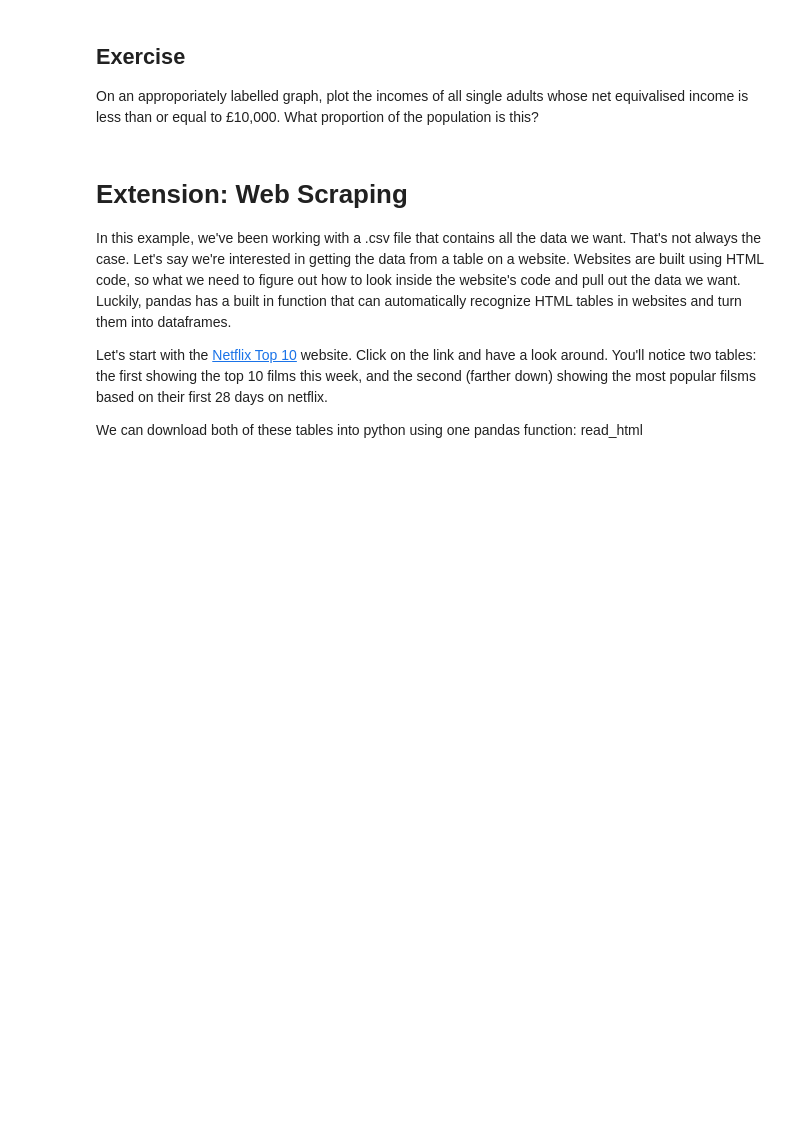
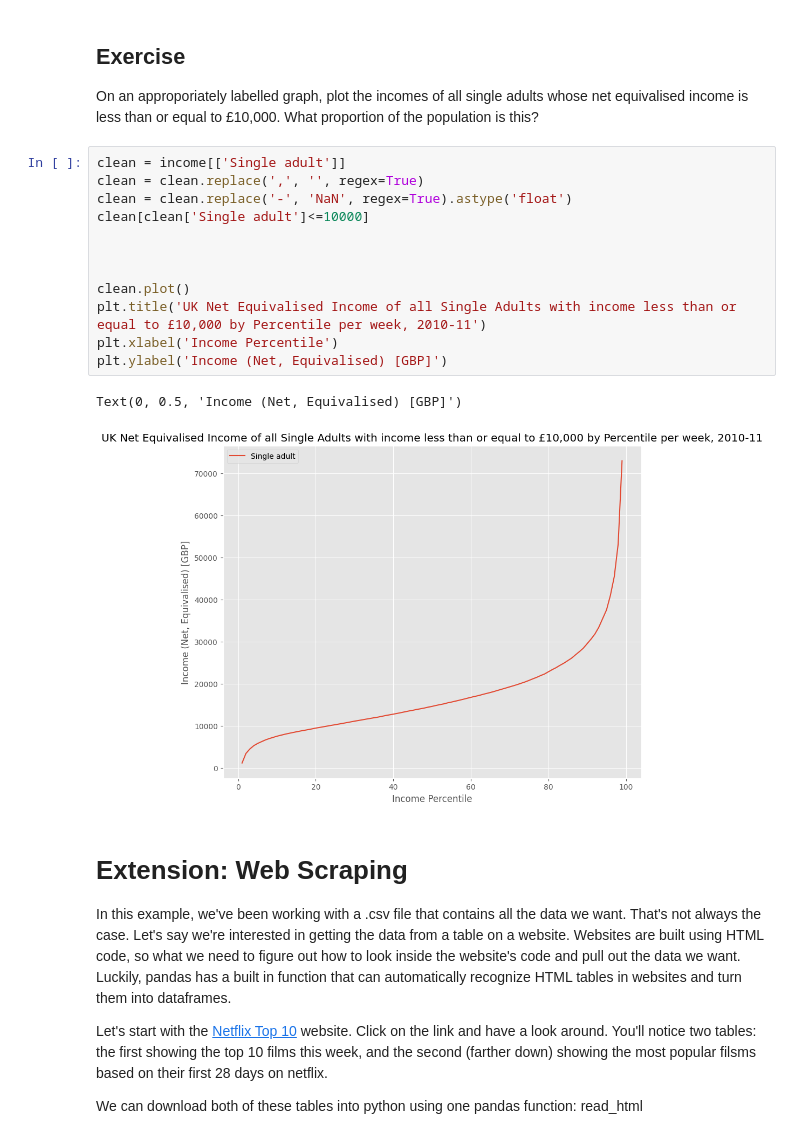
Before and after one commit to ucltimurshah/QM2, a Jupyter notebook: notebooks/W02. Pandas.ipynb, the cells around one changed output. Drawn from its saved outputs; the diff is of its cells as text; blank space fills up the shorter version.

```diff
--- a/notebooks/W02. Pandas.ipynb
+++ b/notebooks/W02. Pandas.ipynb
@@ -416,6 +425,21 @@ We won't dwell on comparative operative, here we've used ">" to mean "is greater
 # %% [markdown]
 ## Exercise
 On an approporiately labelled graph, plot the incomes of all single adults whose net equivalised income is less than or equal to £10,000. What proportion of the population is this?
+# %%
+clean = income[['Single adult']]
+clean = clean.replace(',', '', regex=True)
+clean = clean.replace('-', 'NaN', regex=True).astype('float')
+clean[clean['Single adult']<=10000]
+
+
+
+clean.plot()
+plt.title('UK Net Equivalised Income of all Single Adults with income less than or equal to £10,000 by Percentile per week, 2010-11')
+plt.xlabel('Income Percentile')
+plt.ylabel('Income (Net, Equivalised) [GBP]')
+# %% [output]
+Text(0, 0.5, 'Income (Net, Equivalised) [GBP]')
+[figure, added]
 # %% [markdown]
 # Extension: Web Scraping
 
```
Also changed, not shown: parts of 1 cell of this notebook.
